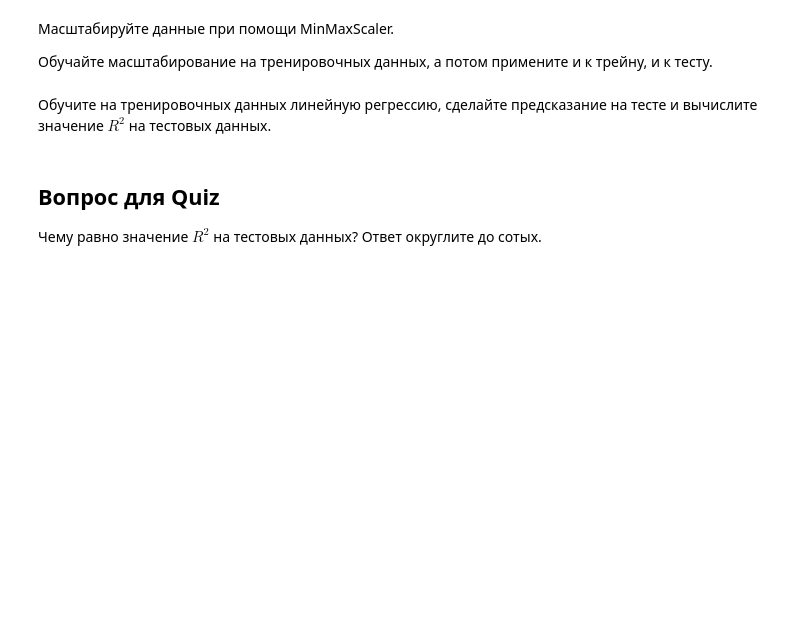
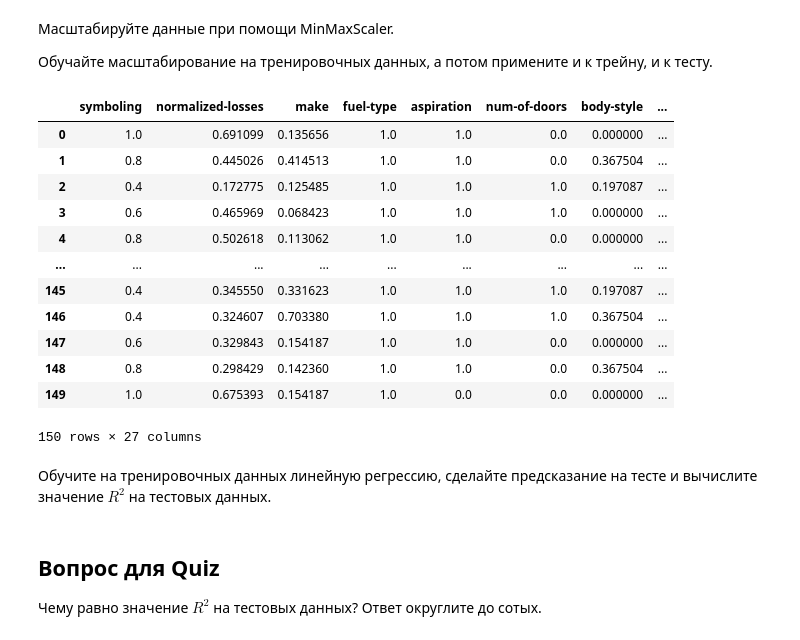
Before and after one commit to looee1q/PracticalML, a Jupyter notebook: Обработка_признаков.ipynb, the cells around one changed output. Drawn from its saved outputs; the diff is of its cells as text; code cells hidden in the pictures; blank space fills up the shorter version.

```diff
--- a/Обработка_признаков.ipynb
+++ b/Обработка_признаков.ipynb
@@ -324,2 +386,25 @@ from sklearn.preprocessing import MinMaxScaler
+# %%
+from sklearn.preprocessing import MinMaxScaler
+
+min_max_scaler = MinMaxScaler()
+min_max_scaler.fit(X_train, y_train)
+X_train = min_max_scaler.transform(X_train)
+X_test = min_max_scaler.transform(X_test)
+# %%
+pd.DataFrame(data = X_train, columns = X.columns)
+# %% [output]
+|  | symboling | normalized-losses | make | fuel-type | aspiration | num-of-doors | body-style | ... |
+| 0 | 1.0 | 0.691099 | 0.135656 | 1.0 | 1.0 | 0.0 | 0.000000 | ... |
+| 1 | 0.8 | 0.445026 | 0.414513 | 1.0 | 1.0 | 0.0 | 0.367504 | ... |
+| 2 | 0.4 | 0.172775 | 0.125485 | 1.0 | 1.0 | 1.0 | 0.197087 | ... |
+| 3 | 0.6 | 0.465969 | 0.068423 | 1.0 | 1.0 | 1.0 | 0.000000 | ... |
+| 4 | 0.8 | 0.502618 | 0.113062 | 1.0 | 1.0 | 0.0 | 0.000000 | ... |
+| ... | ... | ... | ... | ... | ... | ... | ... | ... |
+| 145 | 0.4 | 0.345550 | 0.331623 | 1.0 | 1.0 | 1.0 | 0.197087 | ... |
+| 146 | 0.4 | 0.324607 | 0.703380 | 1.0 | 1.0 | 1.0 | 0.367504 | ... |
+| 147 | 0.6 | 0.329843 | 0.154187 | 1.0 | 1.0 | 0.0 | 0.000000 | ... |
+| 148 | 0.8 | 0.298429 | 0.142360 | 1.0 | 1.0 | 0.0 | 0.367504 | ... |
+| 149 | 1.0 | 0.675393 | 0.154187 | 1.0 | 0.0 | 0.0 | 0.000000 | ... |
+150 rows × 27 columns
 # %% [markdown]
 Обучите на тренировочных данных линейную регрессию, сделайте предсказание на тесте и вычислите значение $R^2$ на тестовых данных.
```
Also changed, not shown: parts of 22 cells of this notebook.
